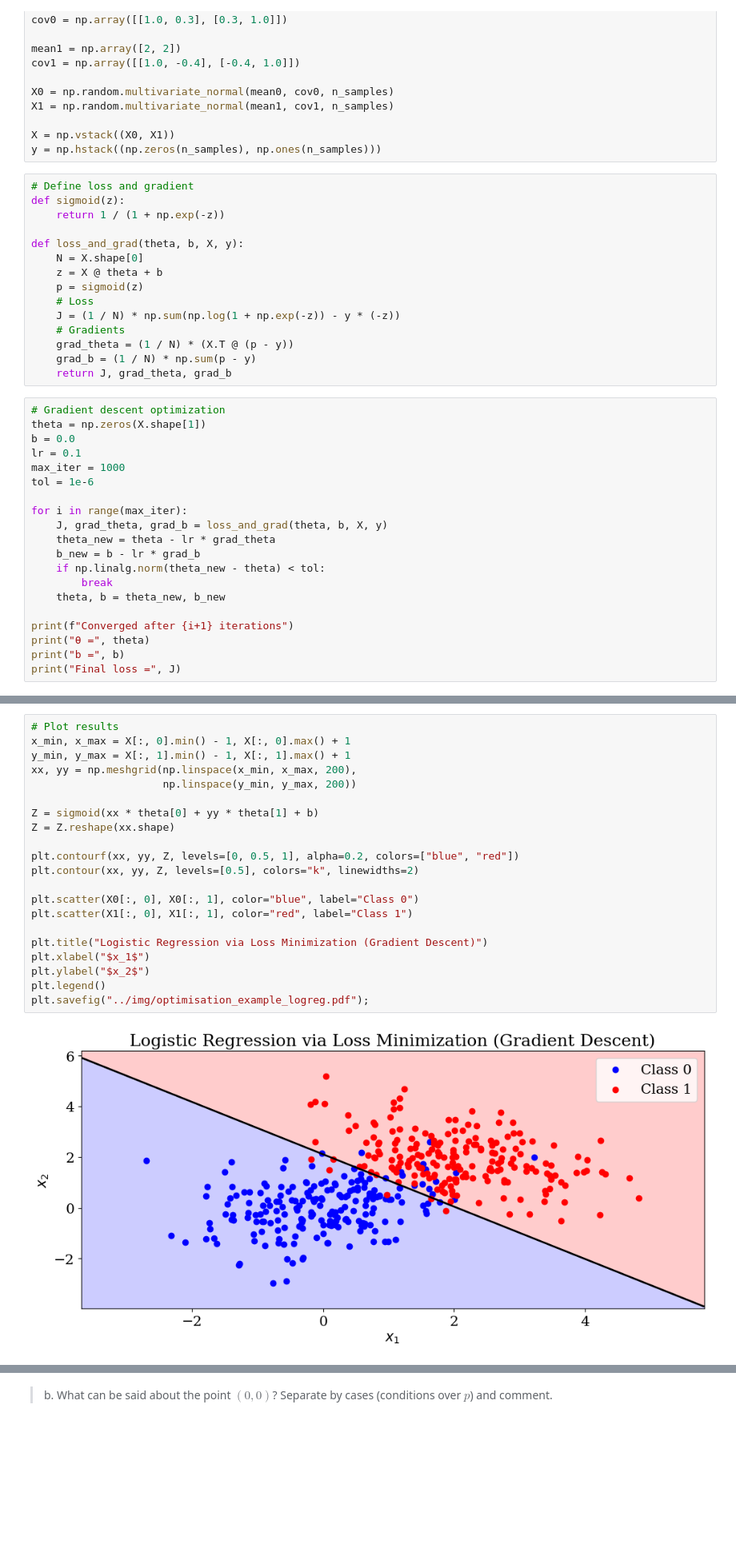
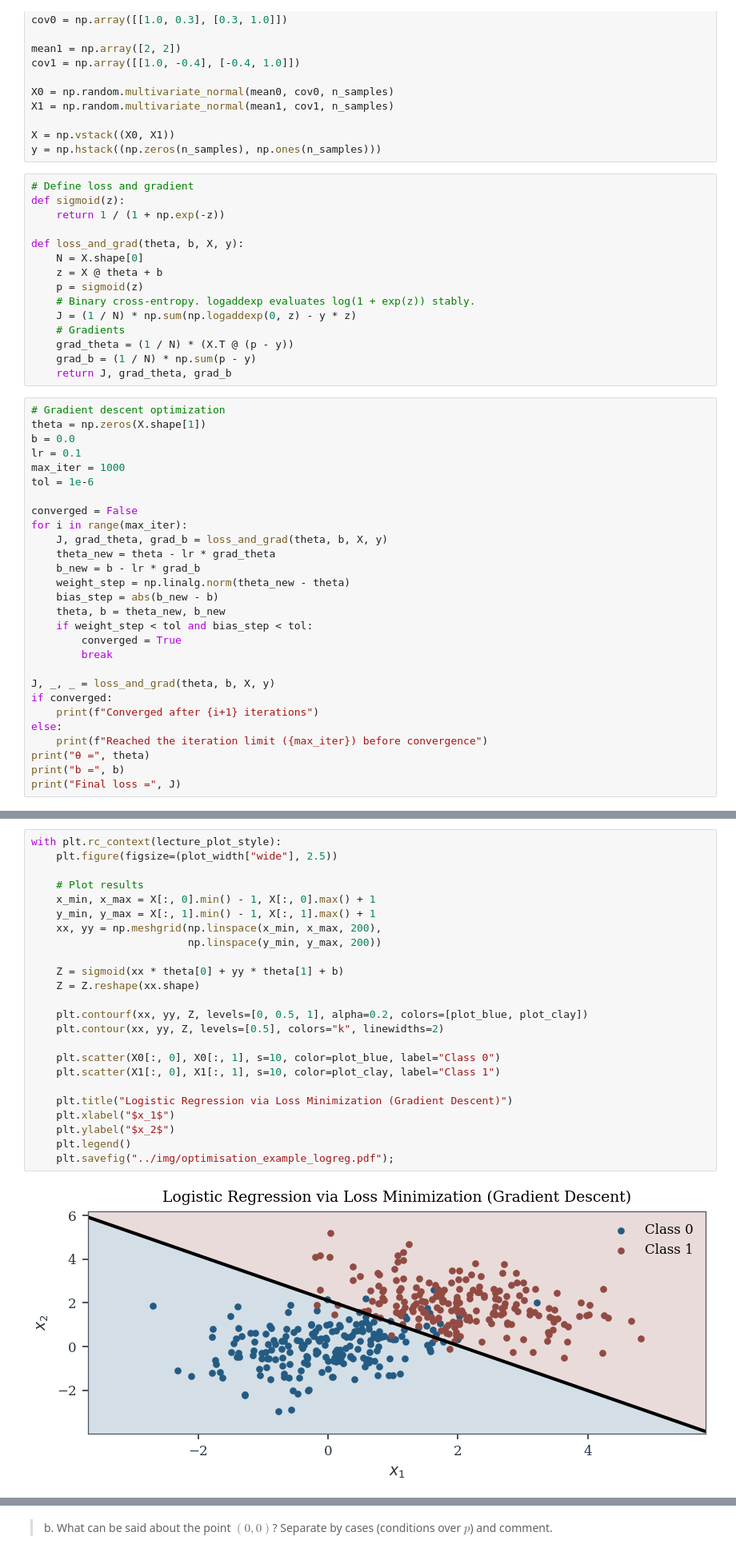
Before and after one commit to felipe-tobar/Maths-for-ML, a Jupyter notebook: tutorials/optimisation.ipynb, the cells around one changed output, grey strips where cells are left out. Shown at 80% size. Saved outputs shown, nothing was run; the diff lists cells and outputs as text; blank space fills up the shorter version.

```diff
--- a/tutorials/optimisation.ipynb
+++ b/tutorials/optimisation.ipynb
@@ -111,8 +129,8 @@ def loss_and_grad(theta, b, X, y):
     N = X.shape[0]
     z = X @ theta + b
     p = sigmoid(z)
-    # Loss
-    J = (1 / N) * np.sum(np.log(1 + np.exp(-z)) - y * (-z))
+    # Binary cross-entropy. logaddexp evaluates log(1 + exp(z)) stably.
+    J = (1 / N) * np.sum(np.logaddexp(0, z) - y * z)
     # Gradients
     grad_theta = (1 / N) * (X.T @ (p - y))
     grad_b = (1 / N) * np.sum(p - y)
@@ -125,15 +143,23 @@ lr = 0.1
 max_iter = 1000
 tol = 1e-6
 
+converged = False
 for i in range(max_iter):
     J, grad_theta, grad_b = loss_and_grad(theta, b, X, y)
     theta_new = theta - lr * grad_theta
     b_new = b - lr * grad_b
-    if np.linalg.norm(theta_new - theta) < tol:
+    weight_step = np.linalg.norm(theta_new - theta)
+    bias_step = abs(b_new - b)
+    theta, b = theta_new, b_new
+    if weight_step < tol and bias_step < tol:
+        converged = True
         break
-    theta, b = theta_new, b_new
 
-print(f"Converged after {i+1} iterations")
+J, _, _ = loss_and_grad(theta, b, X, y)
+if converged:
+    print(f"Converged after {i+1} iterations")
+else:
+    print(f"Reached the iteration limit ({max_iter}) before convergence")
 print("θ =", theta)
 print("b =", b)
 print("Final loss =", J)
@@ -145,26 +171,29 @@ Final loss = 3.6069430694032674
 # %%
-# Plot results
-x_min, x_max = X[:, 0].min() - 1, X[:, 0].max() + 1
-y_min, y_max = X[:, 1].min() - 1, X[:, 1].max() + 1
-xx, yy = np.meshgrid(np.linspace(x_min, x_max, 200),
-                     np.linspace(y_min, y_max, 200))
+with plt.rc_context(lecture_plot_style):
+    plt.figure(figsize=(plot_width["wide"], 2.5))
 
-Z = sigmoid(xx * theta[0] + yy * theta[1] + b)
-Z = Z.reshape(xx.shape)
+    # Plot results
+    x_min, x_max = X[:, 0].min() - 1, X[:, 0].max() + 1
+    y_min, y_max = X[:, 1].min() - 1, X[:, 1].max() + 1
+    xx, yy = np.meshgrid(np.linspace(x_min, x_max, 200),
+                         np.linspace(y_min, y_max, 200))
 
-plt.contourf(xx, yy, Z, levels=[0, 0.5, 1], alpha=0.2, colors=["blue", "red"])
-plt.contour(xx, yy, Z, levels=[0.5], colors="k", linewidths=2)
+    Z = sigmoid(xx * theta[0] + yy * theta[1] + b)
+    Z = Z.reshape(xx.shape)
 
-plt.scatter(X0[:, 0], X0[:, 1], color="blue", label="Class 0")
-plt.scatter(X1[:, 0], X1[:, 1], color="red", label="Class 1")
+    plt.contourf(xx, yy, Z, levels=[0, 0.5, 1], alpha=0.2, colors=[plot_blue, plot_clay])
+    plt.contour(xx, yy, Z, levels=[0.5], colors="k", linewidths=2)
 
-plt.title("Logistic Regression via Loss Minimization (Gradient Descent)")
-plt.xlabel("$x_1$")
-plt.ylabel("$x_2$")
-plt.legend()
-plt.savefig("../img/optimisation_example_logreg.pdf");
+    plt.scatter(X0[:, 0], X0[:, 1], s=10, color=plot_blue, label="Class 0")
+    plt.scatter(X1[:, 0], X1[:, 1], s=10, color=plot_clay, label="Class 1")
+
+    plt.title("Logistic Regression via Loss Minimization (Gradient Descent)")
+    plt.xlabel("$x_1$")
+    plt.ylabel("$x_2$")
+    plt.legend()
+    plt.savefig("../img/optimisation_example_logreg.pdf");
 # %% [output]
-[figure, old version]
+[figure, new version]
 # %% [markdown]
 ### 3. Clustering (K-means)
 
```
Also changed, not shown: parts of 28 cells of this notebook, 35 other files.
